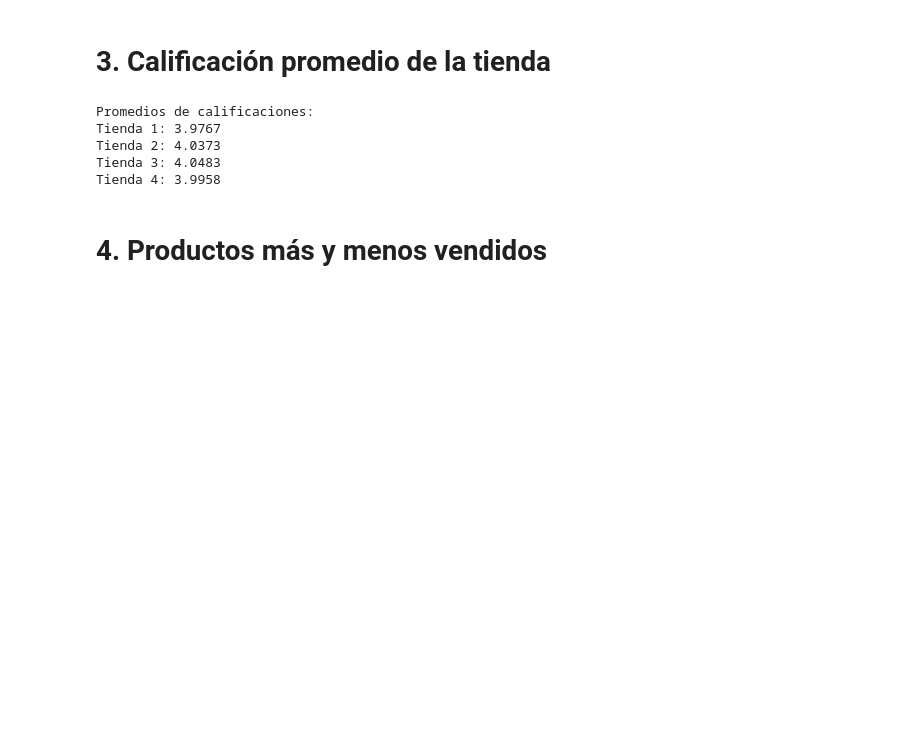
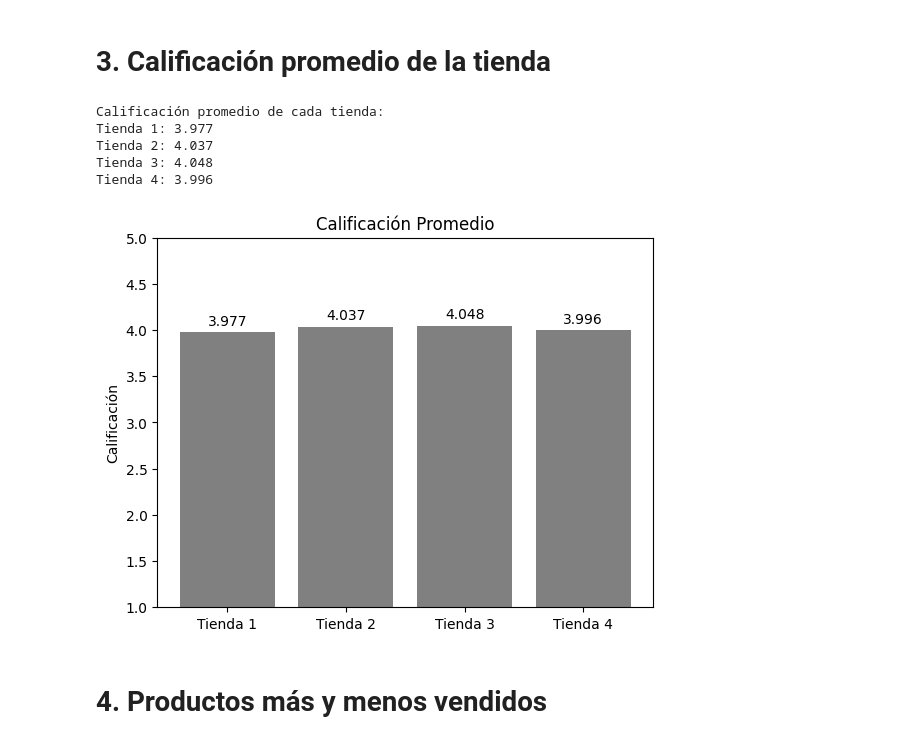
Before and after one commit to RosasPrime/Challenge-Alura-Store, a Jupyter notebook: AluraStoreLatam.ipynb, the cells around one changed output. Cells and saved outputs as stored; diff of their text form; code cells hidden in the pictures; blank space fills up the shorter version.

```diff
--- a/AluraStoreLatam.ipynb
+++ b/AluraStoreLatam.ipynb
@@ -104,25 +110,35 @@ KeyError: 'Categoría del Producto'
 # %%
 def promedio(tnd, catg):
   i = 0
   lista = []
   while i < len(tnd[catg]):
     lista.append(tnd[catg][i])
     i += 1
   return sum(lista)/len(lista)
 
+calificaciones = [round(float(promedio(tienda, 'Calificación')), 3), round(float(promedio(tienda2, 'Calificación')), 3), round(float(promedio(tienda3, 'Calificación')), 3), round(float(promedio(tienda4, 'Calificación')), 3)]
 print(
-    "Promedios de calificaciones:"
-    "\nTienda 1:", round(float(promedio(tienda, 'Calificación')), 4),
-    "\nTienda 2:", round(float(promedio(tienda2, 'Calificación')), 4),
-    "\nTienda 3:", round(float(promedio(tienda3, 'Calificación')), 4),
-    "\nTienda 4:", round(float(promedio(tienda4, 'Calificación')), 4),
-)
+    f'Calificación promedio de cada tienda:\nTienda 1: {calificaciones[0]}'
+    f'\nTienda 2: {calificaciones[1]}'
+    f'\nTienda 3: {calificaciones[2]}'
+    f'\nTienda 4: {calificaciones[3]}\n')
+
+fig, ax = plt.subplots()
+bars = ax.bar(tiendas_nombres, calificaciones, color='gray')
+ax.set_title('Calificación Promedio')
+ax.set_ylabel('Calificación')
+ax.set_ylim(1, 5.0)
+
+ax.bar_label(bars, padding=3)
+
+plt.show()
 # %% [output]
-Promedios de calificaciones:
-Tienda 1: 3.9767
-Tienda 2: 4.0373
-Tienda 3: 4.0483
-Tienda 4: 3.9958
+Calificación promedio de cada tienda:
+Tienda 1: 3.977
+Tienda 2: 4.037
+Tienda 3: 4.048
+Tienda 4: 3.996
+[figure, added]
 # %% [markdown]
 # 4. Productos más y menos vendidos
 # %%
```
Also changed, not shown: parts of 3 cells of this notebook.
